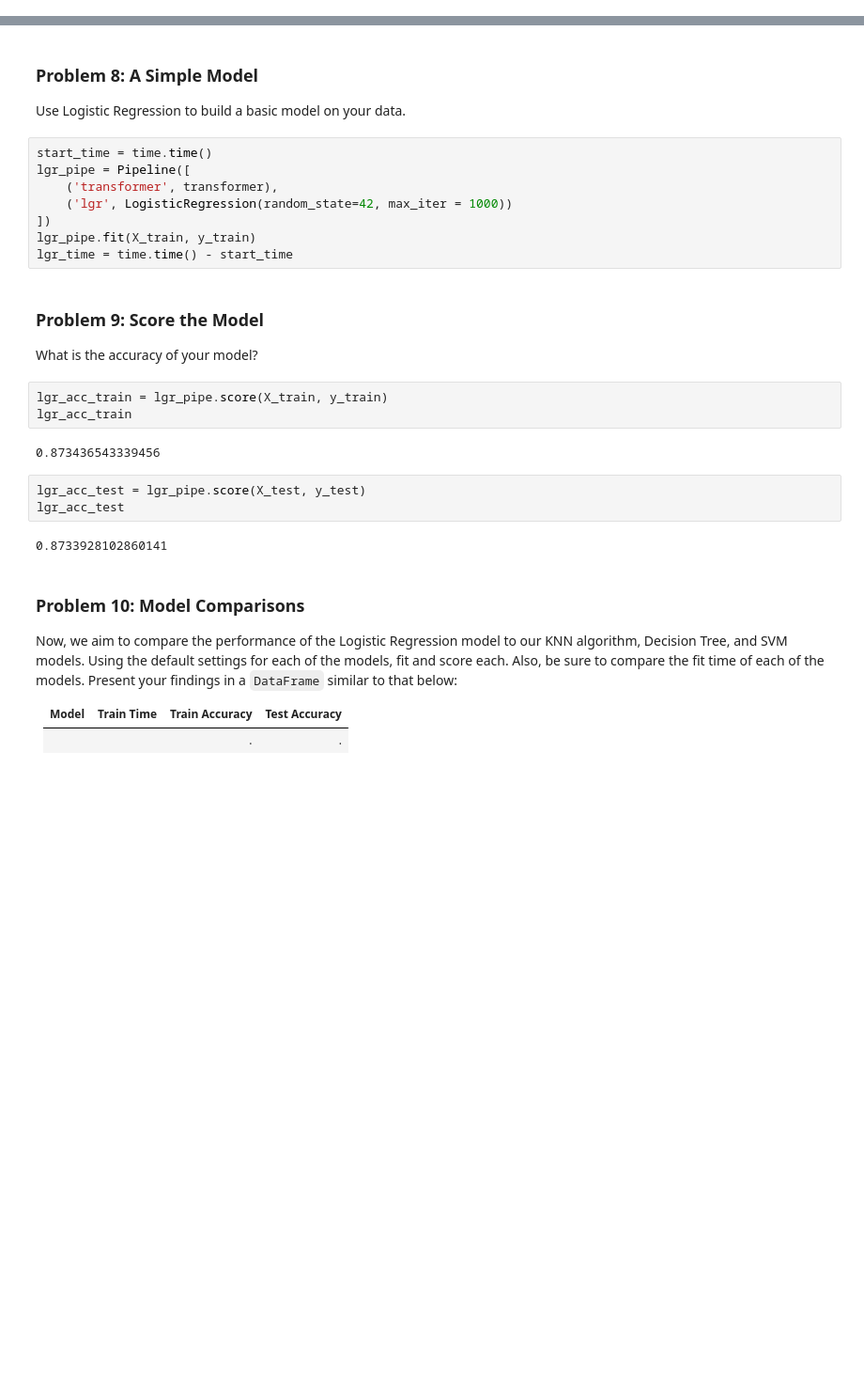
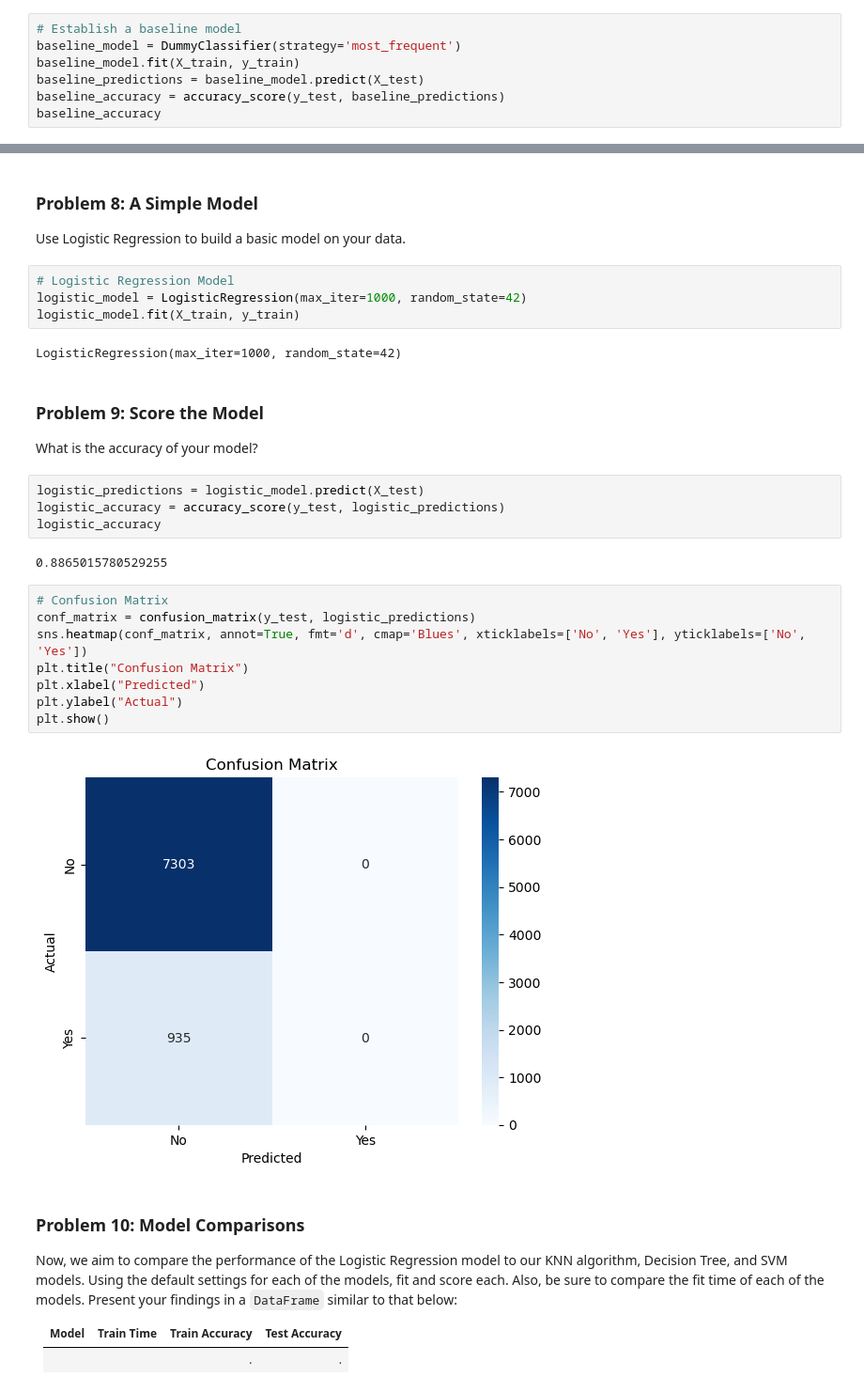
Before and after one commit to eparedes/bank_data_analysis, a Jupyter notebook: banks.ipynb, the cells around one changed output, grey strips where cells are left out. Shown at 94% size. Saved outputs shown, nothing was run; the diff lists cells and outputs as text; blank space fills up the shorter version.

```diff
--- a/banks.ipynb
+++ b/banks.ipynb
@@ -203,0 +300,7 @@ Name: proportion, dtype: float64
+# %%
+# Establish a baseline model
+baseline_model = DummyClassifier(strategy='most_frequent')
+baseline_model.fit(X_train, y_train)
+baseline_predictions = baseline_model.predict(X_test)
+baseline_accuracy = accuracy_score(y_test, baseline_predictions)
+baseline_accuracy
@@ -205,28 +310,32 @@ Name: proportion, dtype: float64
 ### Problem 8: A Simple Model
 
 Use Logistic Regression to build a basic model on your data.
-# %%
-start_time = time.time()
-lgr_pipe = Pipeline([
-    ('transformer', transformer),
-    ('lgr', LogisticRegression(random_state=42, max_iter = 1000))
-])
-lgr_pipe.fit(X_train, y_train)
-lgr_time = time.time() - start_time
+# %%
+# Logistic Regression Model
+logistic_model = LogisticRegression(max_iter=1000, random_state=42)
+logistic_model.fit(X_train, y_train)
+# %% [output]
+LogisticRegression(max_iter=1000, random_state=42)
 # %% [markdown]
 ### Problem 9: Score the Model
 
 What is the accuracy of your model?
-# %%
-lgr_acc_train = lgr_pipe.score(X_train, y_train)
-lgr_acc_train
-# %% [output]
-0.873436543339456
-# %%
-lgr_acc_test = lgr_pipe.score(X_test, y_test)
-lgr_acc_test
-# %% [output]
-0.8733928102860141
+# %%
+logistic_predictions = logistic_model.predict(X_test)
+logistic_accuracy = accuracy_score(y_test, logistic_predictions)
+logistic_accuracy
+# %% [output]
+0.8865015780529255
+# %%
+# Confusion Matrix
+conf_matrix = confusion_matrix(y_test, logistic_predictions)
+sns.heatmap(conf_matrix, annot=True, fmt='d', cmap='Blues', xticklabels=['No', 'Yes'], yticklabels=['No', 'Yes'])
+plt.title("Confusion Matrix")
+plt.xlabel("Predicted")
+plt.ylabel("Actual")
+plt.show()
+# %% [output]
+[figure, added]
 # %% [markdown]
 ### Problem 10: Model Comparisons
 
```
Also changed, not shown: parts of 42 cells of this notebook.
